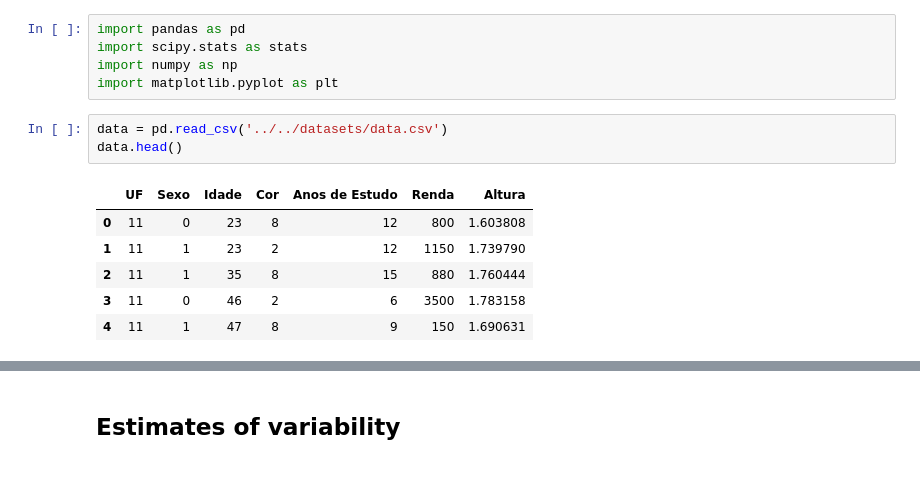
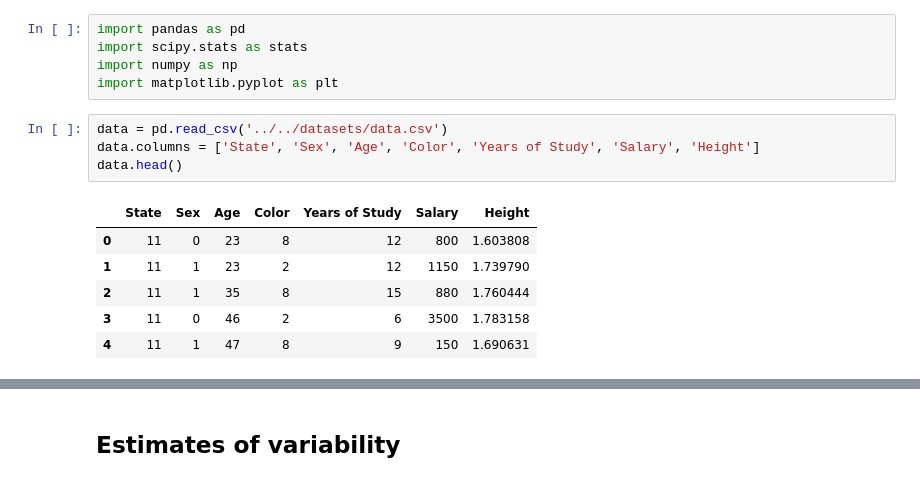
Before and after one commit to gdserafini/pratical-statistics, a Jupyter notebook: src/1-exploratory-data-analysis/exploratory_data_analysis.ipynb, the cells around one changed output, grey strips where cells are left out. Cells and saved outputs as stored; diff of their text form.

```diff
--- a/src/1-exploratory-data-analysis/exploratory_data_analysis.ipynb
+++ b/src/1-exploratory-data-analysis/exploratory_data_analysis.ipynb
@@ -57,9 +57,10 @@ import numpy as np
 import matplotlib.pyplot as plt
 # %%
 data = pd.read_csv('../../datasets/data.csv')
+data.columns = ['State', 'Sex', 'Age', 'Color', 'Years of Study', 'Salary', 'Height']
 data.head()
 # %% [output]
-|  | UF | Sexo | Idade | Cor | Anos de Estudo | Renda | Altura |
+|  | State | Sex | Age | Color | Years of Study | Salary | Height |
 | 0 | 11 | 0 | 23 | 8 | 12 | 800 | 1.603808 |
 | 1 | 11 | 1 | 23 | 2 | 12 | 1150 | 1.739790 |
 | 2 | 11 | 1 | 35 | 8 | 15 | 880 | 1.760444 |
```
Also changed, not shown: parts of 14 cells of this notebook, 1 other file.
